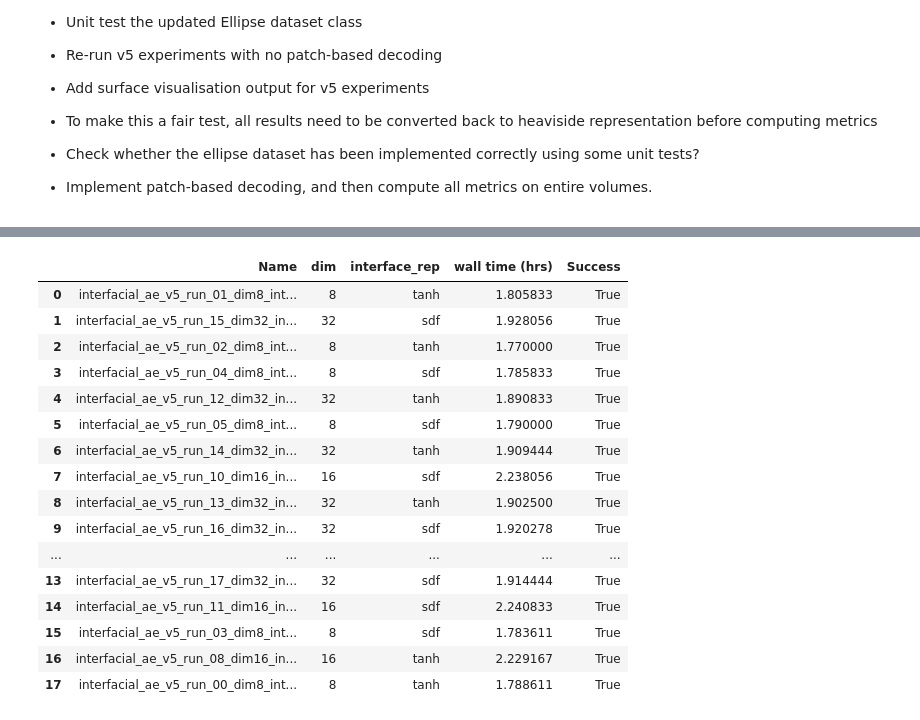
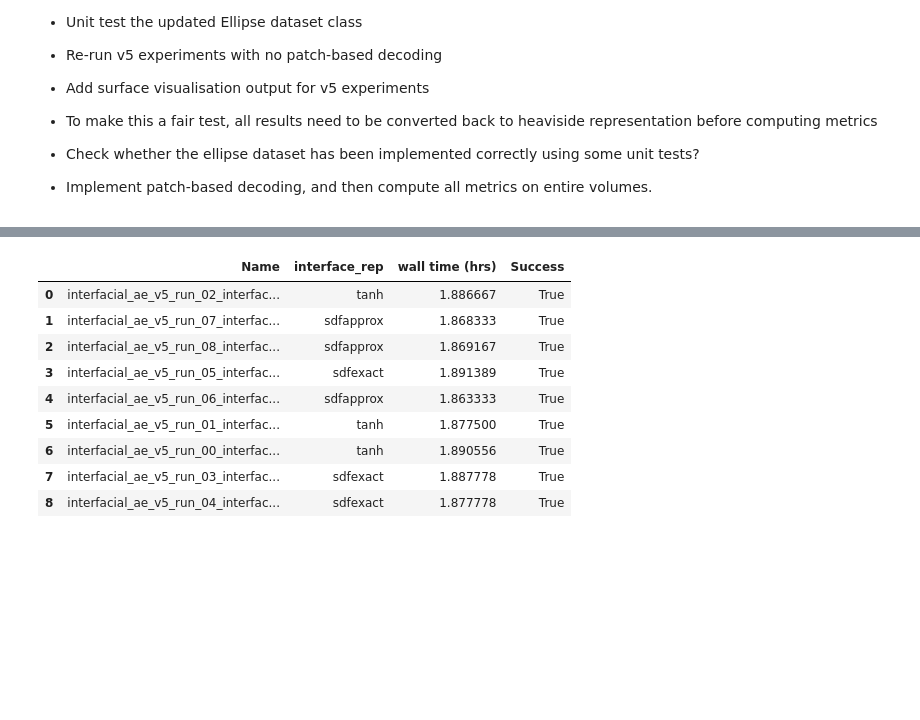
Before and after one commit to murraycutforth/mf-ae, a Jupyter notebook: notebooks/results_check_v5.ipynb, the cells around one changed output, grey strips where cells are left out. Cells and saved outputs as stored; diff of their text form; code cells hidden in the pictures; blank space fills up the shorter version.

```diff
--- a/notebooks/results_check_v5.ipynb
+++ b/notebooks/results_check_v5.ipynb
@@ -64,7 +55,8 @@ def extract_interface_representation(name):
     return name.split('_')[-2][23:]
 
 def extract_dim(name):
-    return int(name.split('_')[-3][3:])
+    return 32
+    #return int(name.split('_')[-3][3:])
 
 def extract_dimmults(name):
     return int(name.split('_')[-2][8:])
@@ -95,51 +87,44 @@ def parse_time_from_log_line(line: str):
 def extract_wall_time(outdir):
     output_log_path = outdir / 'output.log'
     with open(output_log_path) as f:
         lines = f.readlines()
         first_line = lines[0]
         last_line = lines[-1]
         start_datetime = parse_time_from_log_line(first_line)
         end_datetime = parse_time_from_log_line(last_line)
 
         run_time_hrs = (end_datetime - start_datetime).total_seconds() / 3600
 
     return run_time_hrs
 
 success_rows = []
 for f in files:
     dim = extract_dim(f.name)
     interface_rep = extract_interface_representation(f.name)
     wall_time = extract_wall_time(f)
     success_rows.append(
         {
             'Name': f.name,
-            'dim': dim,
+            #'dim': dim,
             'interface_rep': interface_rep,
             'wall time (hrs)': wall_time,
             'Success': f.name in name_to_loss
         }
     )
 
 df = pd.DataFrame(success_rows)
 df
 # %% [output]
-|  | Name | dim | interface_rep | wall time (hrs) | Success |
-| 0 | interfacial_ae_v5_run_01_dim8_int... | 8 | tanh | 1.805833 | True |
-| 1 | interfacial_ae_v5_run_15_dim32_in... | 32 | sdf | 1.928056 | True |
-| 2 | interfacial_ae_v5_run_02_dim8_int... | 8 | tanh | 1.770000 | True |
-| 3 | interfacial_ae_v5_run_04_dim8_int... | 8 | sdf | 1.785833 | True |
-| 4 | interfacial_ae_v5_run_12_dim32_in... | 32 | tanh | 1.890833 | True |
-| 5 | interfacial_ae_v5_run_05_dim8_int... | 8 | sdf | 1.790000 | True |
-| 6 | interfacial_ae_v5_run_14_dim32_in... | 32 | tanh | 1.909444 | True |
-| 7 | interfacial_ae_v5_run_10_dim16_in... | 16 | sdf | 2.238056 | True |
-| 8 | interfacial_ae_v5_run_13_dim32_in... | 32 | tanh | 1.902500 | True |
-| 9 | interfacial_ae_v5_run_16_dim32_in... | 32 | sdf | 1.920278 | True |
-| ... | ... | ... | ... | ... | ... |
-| 13 | interfacial_ae_v5_run_17_dim32_in... | 32 | sdf | 1.914444 | True |
-| 14 | interfacial_ae_v5_run_11_dim16_in... | 16 | sdf | 2.240833 | True |
-| 15 | interfacial_ae_v5_run_03_dim8_int... | 8 | sdf | 1.783611 | True |
-| 16 | interfacial_ae_v5_run_08_dim16_in... | 16 | tanh | 2.229167 | True |
-| 17 | interfacial_ae_v5_run_00_dim8_int... | 8 | tanh | 1.788611 | True |
+|  | Name | interface_rep | wall time (hrs) | Success |
+| 0 | interfacial_ae_v5_run_02_interfac... | tanh | 1.886667 | True |
+| 1 | interfacial_ae_v5_run_07_interfac... | sdfapprox | 1.868333 | True |
+| 2 | interfacial_ae_v5_run_08_interfac... | sdfapprox | 1.869167 | True |
+| 3 | interfacial_ae_v5_run_05_interfac... | sdfexact | 1.891389 | True |
+| 4 | interfacial_ae_v5_run_06_interfac... | sdfapprox | 1.863333 | True |
+| 5 | interfacial_ae_v5_run_01_interfac... | tanh | 1.877500 | True |
+| 6 | interfacial_ae_v5_run_00_interfac... | tanh | 1.890556 | True |
+| 7 | interfacial_ae_v5_run_03_interfac... | sdfexact | 1.887778 | True |
+| 8 | interfacial_ae_v5_run_04_interfac... | sdfexact | 1.877778 | True |
 # %%
 # Plot all loss curves on one big axis
 fig, ax = plt.subplots(figsize=(18, 18))
```
Also changed, not shown: parts of 10 cells of this notebook, 22 other files.
